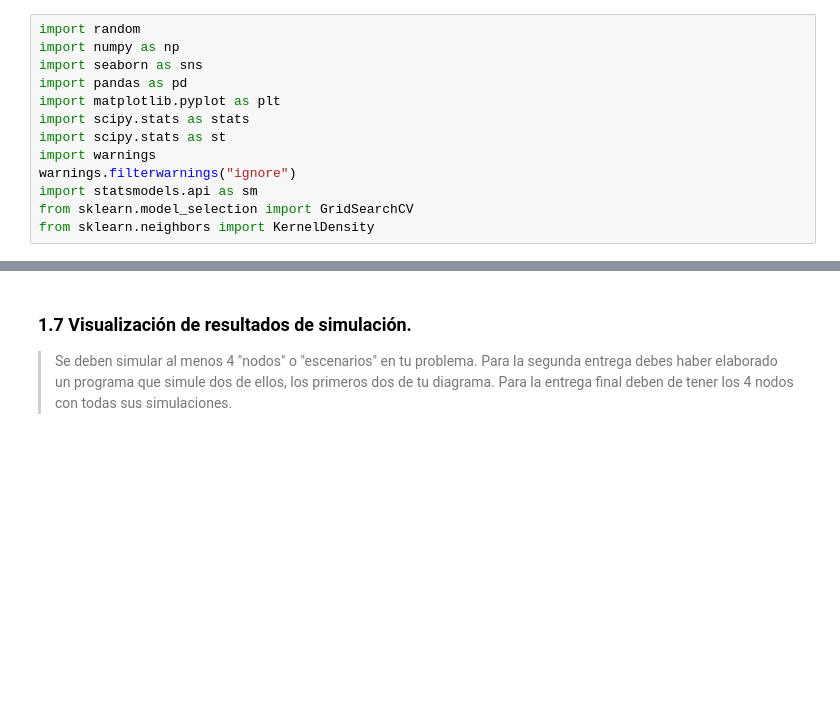
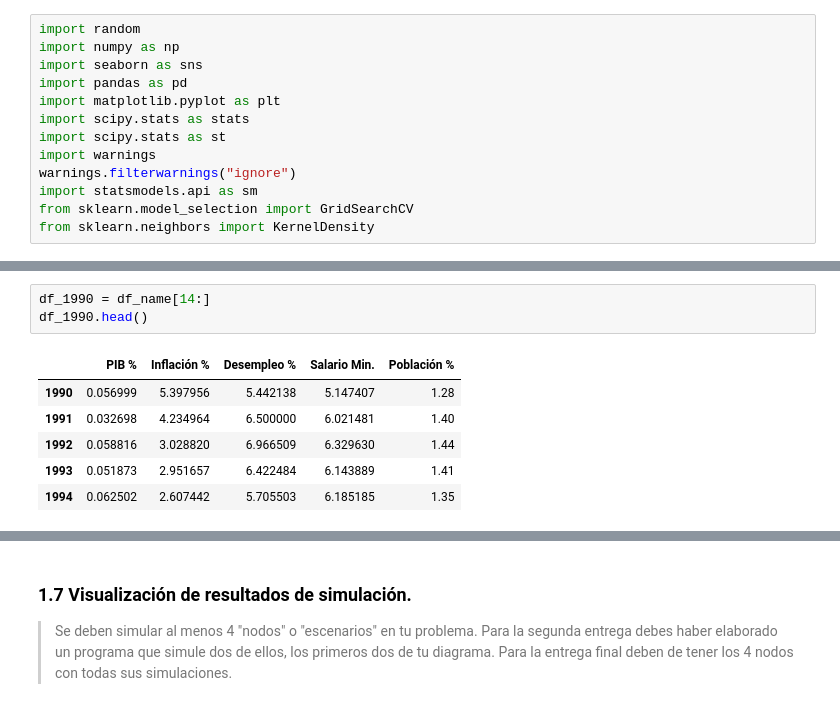
Before and after one commit to Zairo9/Proyecto, a Jupyter notebook: GuiaProyecto.ipynb, the cells around one changed output, grey strips where cells are left out. Saved outputs shown, nothing was run; the diff lists cells and outputs as text; blank space fills up the shorter version.

```diff
--- a/GuiaProyecto.ipynb
+++ b/GuiaProyecto.ipynb
@@ -155,0 +155,10 @@ df_concatenado
+# %%
+df_1990 = df_name[14:]
+df_1990.head()
+# %% [output]
+|  | PIB % | Inflación % | Desempleo % | Salario Min. | Población % |
+| 1990 | 0.056999 | 5.397956 | 5.442138 | 5.147407 | 1.28 |
+| 1991 | 0.032698 | 4.234964 | 6.500000 | 6.021481 | 1.40 |
+| 1992 | 0.058816 | 3.028820 | 6.966509 | 6.329630 | 1.44 |
+| 1993 | 0.051873 | 2.951657 | 6.422484 | 6.143889 | 1.41 |
+| 1994 | 0.062502 | 2.607442 | 5.705503 | 6.185185 | 1.35 |
```
Also changed, not shown: parts of 7 cells of this notebook.
